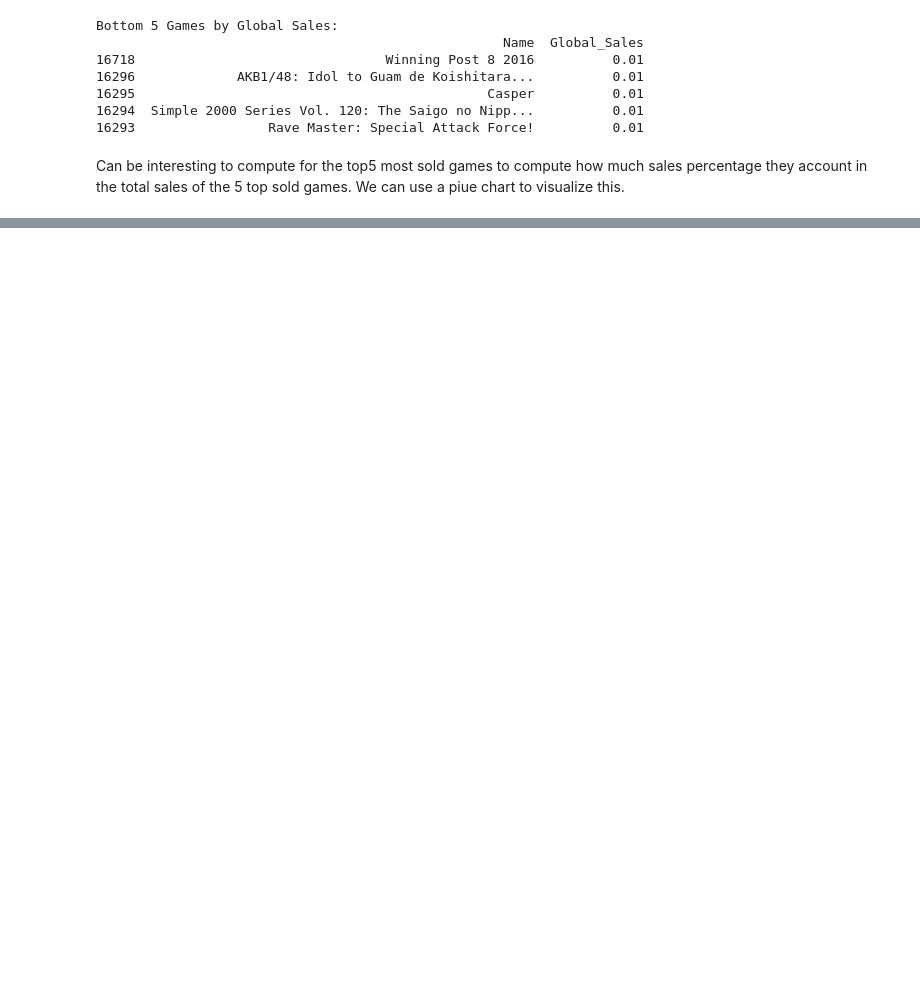
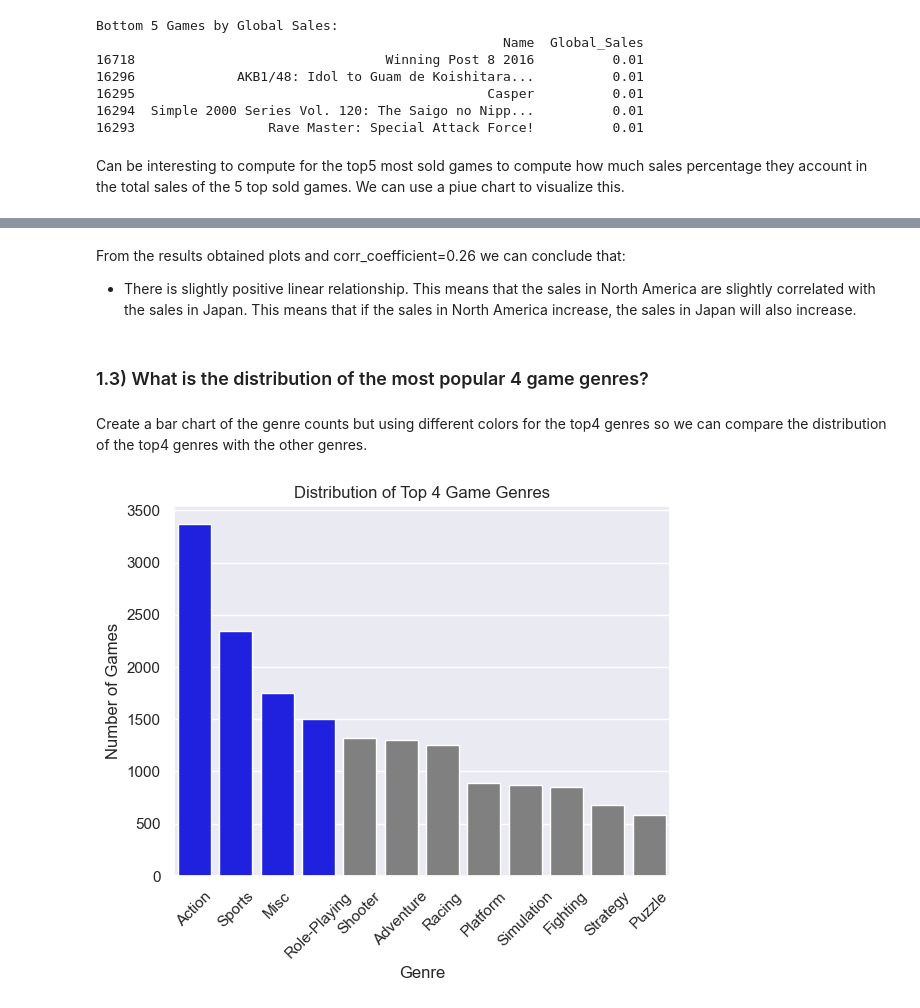
Before and after one commit to riccardopossier/Videogame_dataset, a Jupyter notebook: RiccardoPossieri_DPrepHDip_CA1.ipynb, the cells around one changed output, grey strips where cells are left out. Cells and saved outputs as stored; diff of their text form; code cells hidden in the pictures; blank space fills up the shorter version.

```diff
--- a/RiccardoPossieri_DPrepHDip_CA1.ipynb
+++ b/RiccardoPossieri_DPrepHDip_CA1.ipynb
@@ -163,0 +206,24 @@ plt.pie(top5_sales_perc, labels=top_5_games['Name'].values, autopct='%1.1f%%');
+# %% [markdown]
+From the results obtained plots and corr_coefficient=0.26 we can conclude that:
+- There is slightly positive linear relationship. This means that the sales in North America are slightly correlated with the sales in Japan. This means that if the sales in North America increase, the sales in Japan will also increase.
+# %% [markdown]
+### 1.3) What is the distribution of the most popular 4 game genres?
+# %% [markdown]
+Create a bar chart of the genre counts but using different colors for the top4 genres so we can compare the distribution of the top4 genres with the other genres.
+# %%
+sns.set_theme(style="darkgrid")
+# Count the occurrences of each genre
+genre_counts = df['Genre'].value_counts()
+
+# Create a bar chart of the genre counts but using different colors for the top4 genres
+colors = ['blue' if x in genre_counts.index[:4] else 'grey' for x in genre_counts.index]
+sns.barplot(x=genre_counts.index, y=genre_counts.values, palette=colors)
+
+# Add labels and title
+plt.xlabel("Genre")
+plt.ylabel("Number of Games")
+plt.title("Distribution of Top 4 Game Genres")
+plt.xticks(rotation=45)  # Rotate x-axis labels for better readability
+plt.show()
+# %% [output]
+[figure, added]
```
Also changed, not shown: parts of 20 cells of this notebook.
